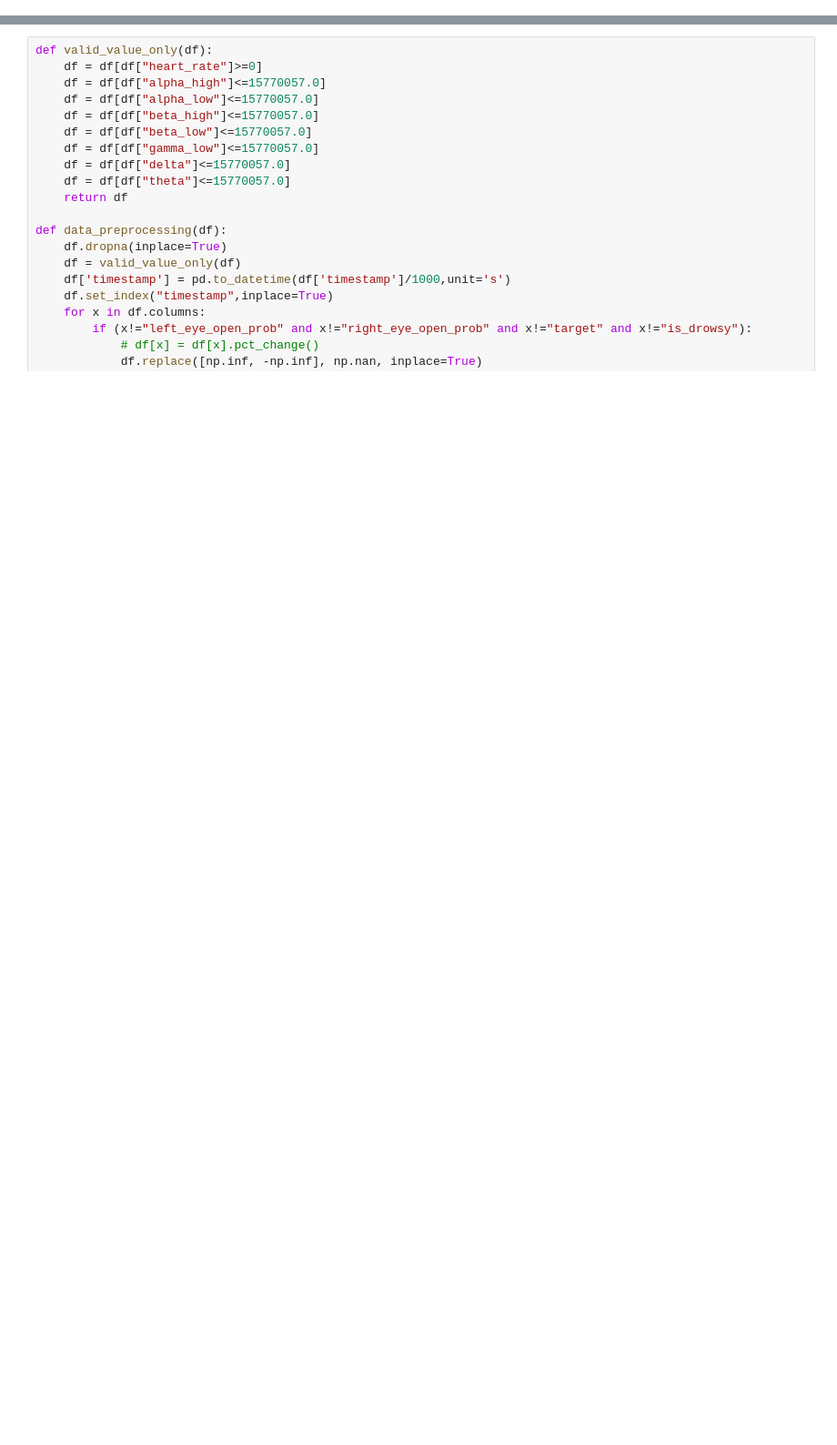
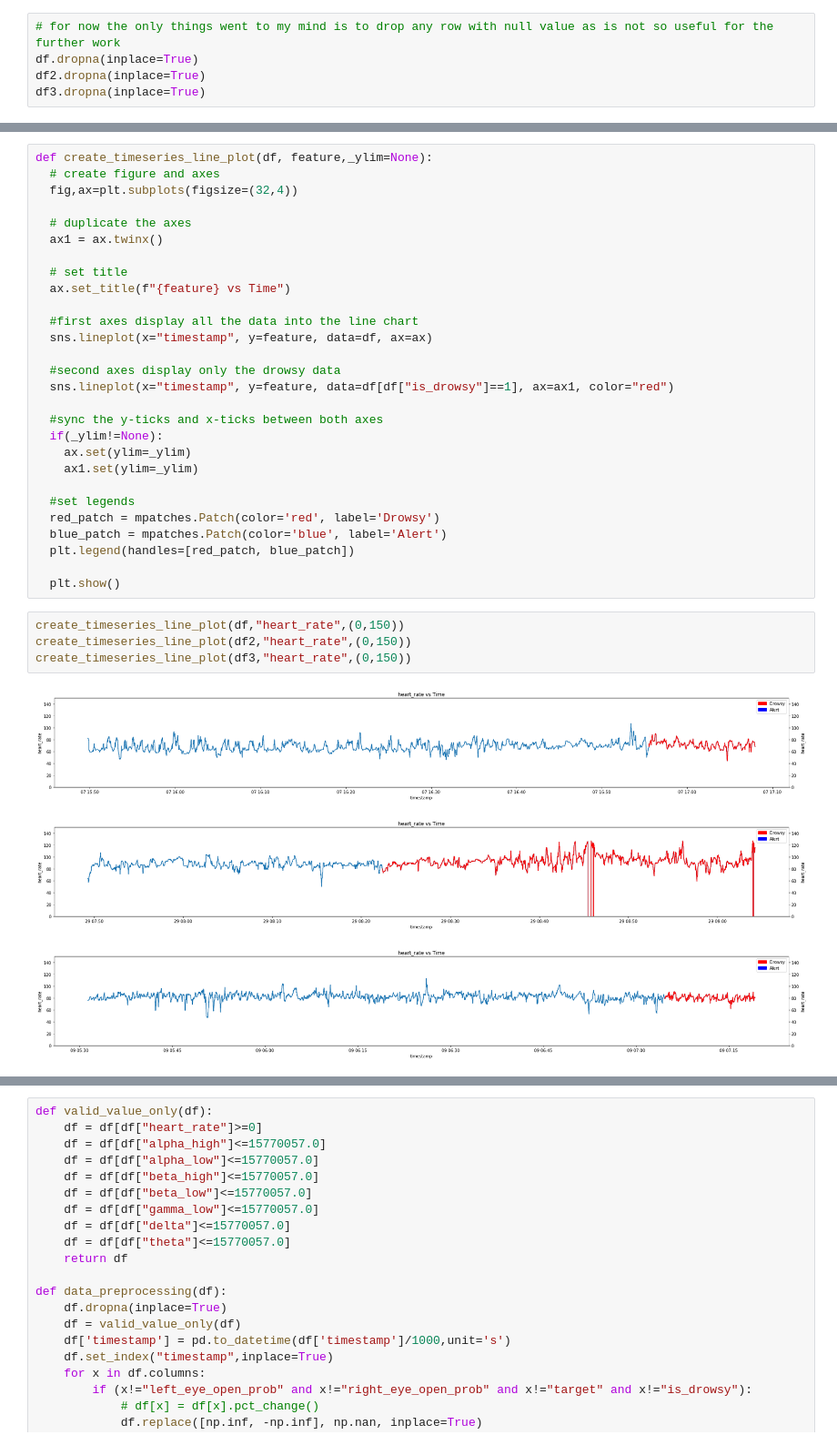
Before and after one commit to pascalisnala/drowsiness-detection-cnn-ml, a Jupyter notebook: skripsi_LSTM.ipynb, the cells around one changed output, grey strips where cells are left out. Shown at 91% size. Drawn from its saved outputs; the diff is of its cells as text; blank space fills up the shorter version.

```diff
--- a/skripsi_LSTM.ipynb
+++ b/skripsi_LSTM.ipynb
@@ -40,3 +180,8 @@ df2.sample(2)
+# %%
+# for now the only things went to my mind is to drop any row with null value as is not so useful for the further work
+df.dropna(inplace=True)
+df2.dropna(inplace=True)
+df3.dropna(inplace=True)
 # %%
 df.info()
 # %% [output]
@@ -97,0 +293,36 @@ df2.sample(2)
+# %%
+def create_timeseries_line_plot(df, feature,_ylim=None):
+  # create figure and axes
+  fig,ax=plt.subplots(figsize=(32,4))
+
+  # duplicate the axes
+  ax1 = ax.twinx()
+
+  # set title
+  ax.set_title(f"{feature} vs Time")
+
+  #first axes display all the data into the line chart
+  sns.lineplot(x="timestamp", y=feature, data=df, ax=ax)
+
+  #second axes display only the drowsy data
+  sns.lineplot(x="timestamp", y=feature, data=df[df["is_drowsy"]==1], ax=ax1, color="red")
+
+  #sync the y-ticks and x-ticks between both axes
+  if(_ylim!=None):
+    ax.set(ylim=_ylim)
+    ax1.set(ylim=_ylim)
+
+  #set legends
+  red_patch = mpatches.Patch(color='red', label='Drowsy')
+  blue_patch = mpatches.Patch(color='blue', label='Alert')
+  plt.legend(handles=[red_patch, blue_patch])
+
+  plt.show()
+# %%
+create_timeseries_line_plot(df,"heart_rate",(0,150))
+create_timeseries_line_plot(df2,"heart_rate",(0,150))
+create_timeseries_line_plot(df3,"heart_rate",(0,150))
+# %% [output]
+[figure, added]
+[figure, added]
+[figure, added]
```
Also changed, not shown: parts of 103 cells of this notebook.
